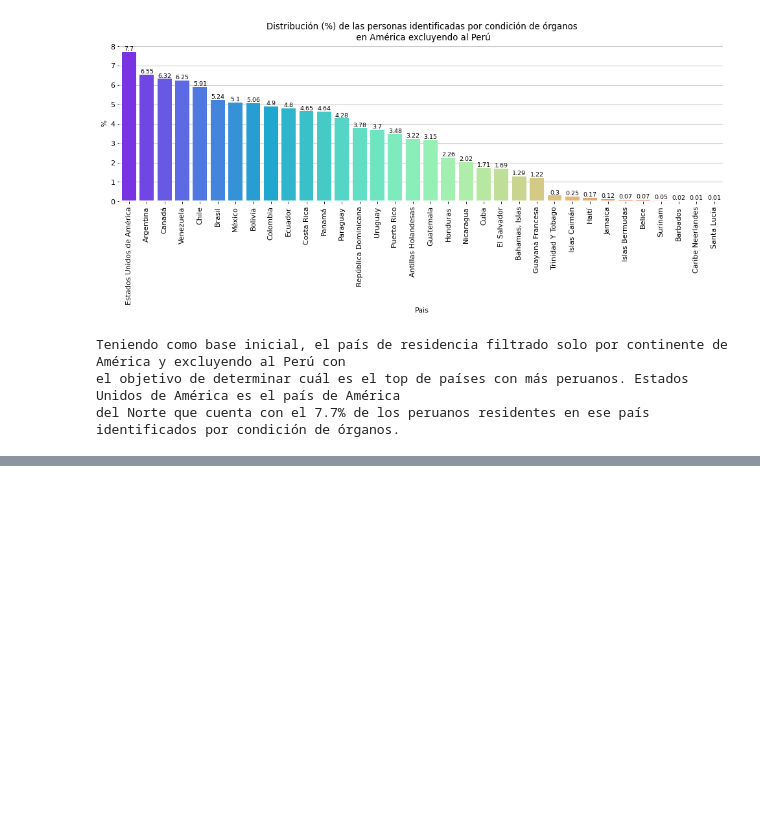
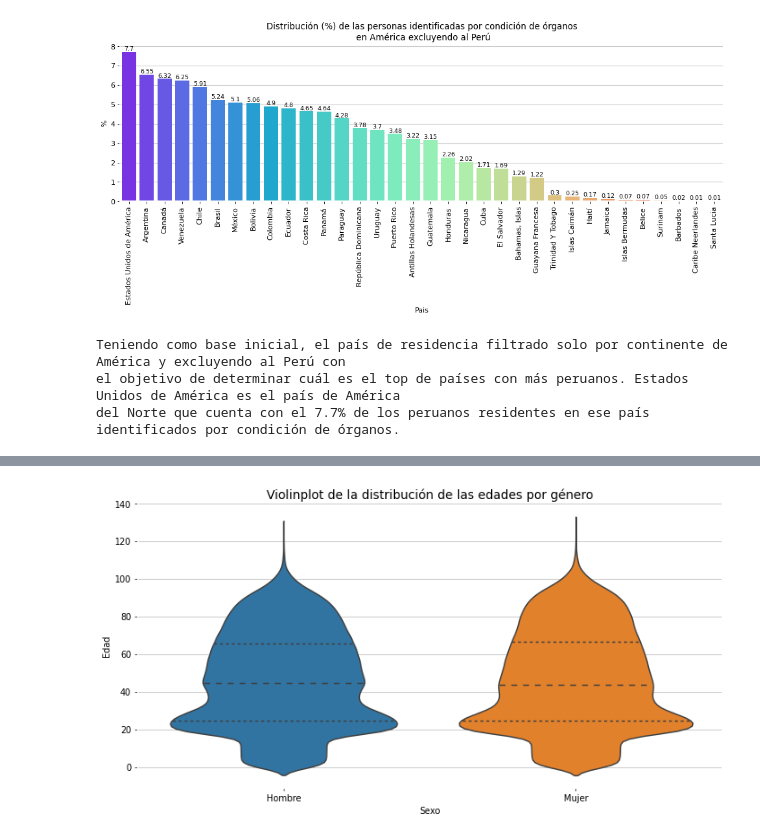
Before and after one commit to SebastianUrdaneguiBisalaya/Analisis-Donantes-RENIEC, a Jupyter notebook: analisis.ipynb, the cells around one changed output, grey strips where cells are left out. Cells and saved outputs as stored; diff of their text form; code cells hidden in the pictures; blank space fills up the shorter version.

```diff
--- a/analisis.ipynb
+++ b/analisis.ipynb
@@ -240,0 +264,17 @@ del Norte que cuenta con el 7.7% de los peruanos residentes en ese país identif
+# %%
+fig, ax = plt.subplots(figsize = (12,6), dpi = 70)
+sns.violinplot(x = data.Sexo, y = data.Edad, inner='quartile',
+               showmeans = True, showmedians = True, ax = ax)
+for i in ['bottom', 'left']:
+    ax.spines[i].set_color('white')
+    ax.spines[i].set_linewidth(1.5)
+right_side = ax.spines["right"]
+right_side.set_visible(False)
+top_side = ax.spines["top"]
+top_side.set_visible(False)
+ax.set_axisbelow(True)
+ax.grid(color='gray', linewidth=1, axis='y', alpha=0.4)
+plt.title('Violinplot de la distribución de las edades por género', size = 14)
+plt.show()
+# %% [output]
+[figure, added]
```
Also changed, not shown: parts of 6 cells of this notebook.
